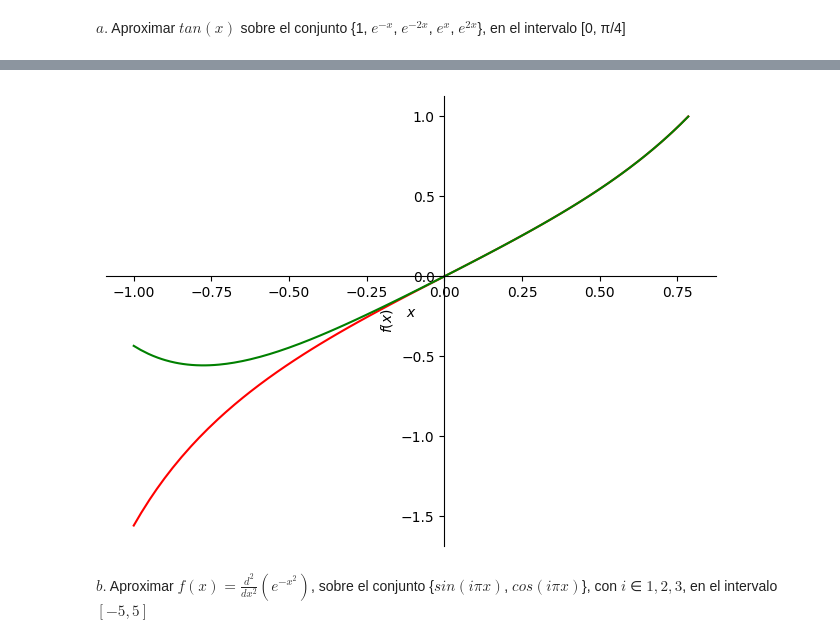
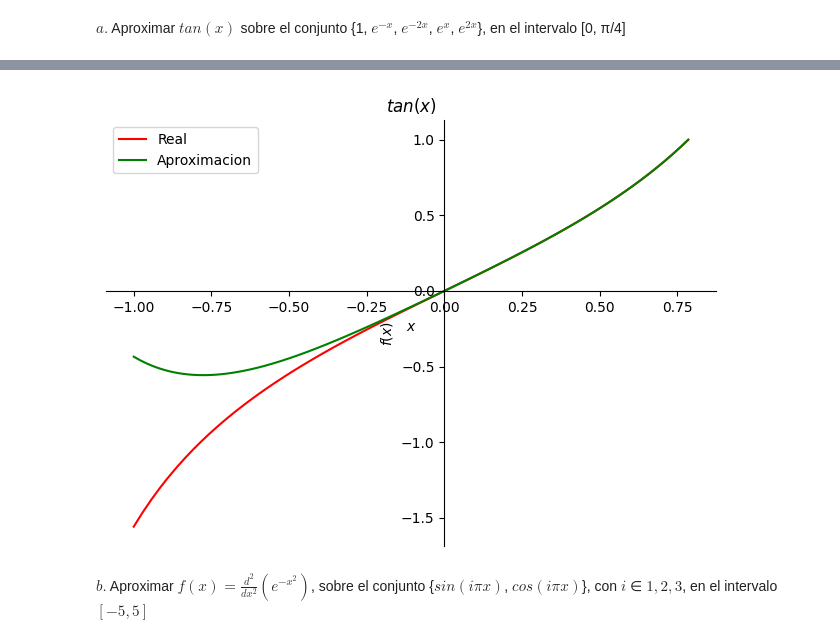
Before and after one commit to JulianSoZa/MiniProjects_NumericMethods, a Jupyter notebook: MiniProject1_GP1/exrcise1.ipynb, the cells around one changed output, grey strips where cells are left out. Saved outputs shown, nothing was run; the diff lists cells and outputs as text; code cells hidden in the pictures.

```diff
--- a/MiniProject1_GP1/exrcise1.ipynb
+++ b/MiniProject1_GP1/exrcise1.ipynb
@@ -61,20 +62,20 @@ def aproximacion_num(f, ui, lim):
 # %% [markdown]
 $a.$ Aproximar $tan(x)$ sobre el conjunto {1, $e^{−x}$, $e^{−2x}$, $e^{x}$, $e^{2x}$}, en el intervalo [0, π/4]
 # %%
-x = sym.Symbol('x')                                                     # Variable independiente de forma simbolica
-f = sym.tan(x)                                                          # Funcion a aproximar
-ui = [1, sym.exp(-x), sym.exp(-2*x), sym.exp(x), sym.exp(2*x)]          # Funciones base de aproximacion
-lim = [0, (np.pi)/4]                                                    # Rango en el que se hace la integracion
+x = sym.Symbol('x')                                                      # Variable independiente de forma simbolica
+f = sym.tan(x)                                                           # Funcion a aproximar
+ui = [1, sym.exp(-x), sym.exp(-2*x), sym.exp(x), sym.exp(2*x)]           # Funciones base de aproximacion
+lim = [0, (np.pi)/4]                                                     # Rango en el que se hace la integracion
 
 A, b, fg, alp = aproximacion_num(f, ui, lim)
 
-m = fg #Funcion aproximada
-print(f"La funcion aproximada es {m}")
+fg                                                                       #Funcion aproximada
+print(f"\nLa funcion aproximada es {fg}\n")
 
 # GRAFICO DE LAS FUNCIONES
 
 #grafico = plot(f,m, (x, lim[0], lim[1]), show=False, legend= True)      # Grafico en los limites dados
-grafico = plot(f,m, (x, -1, lim[1]), show=False)                         #  Permite ver las funciones en un rango mas amplio
+grafico = plot(f,fg, (x, -1, lim[1]), title="$tan(x)$", show=False, legend=True)                         #  Permite ver las funciones en un rango mas amplio
 grafico[0].line_color= 'r'
 grafico[0].label = "Real"
 grafico[1].line_color= 'g'
@@ -85,5 +87,5 @@ El error entre la funcion real y la aproximada es de 0.00011111664875482143
 La funcion aproximada es 0.296475608312038*exp(2*x) - 0.731803087250492*exp(x) + 2.00072056418756 - 2.0036617319948*exp(-x) + 0.438611370407534*exp(-2*x)
-[figure, old version]
+[figure, new version]
 # %% [markdown]
 $b.$ Aproximar $f(x) = \frac{d^2}{dx^2}(e^{-x^2})$, sobre el conjunto {$sin(iπx)$, $cos(iπx)$}, con $i$ ∈ ${1, 2, 3}$, en el intervalo $[−5, 5]$
 # %%
```
Also changed, not shown: parts of 3 cells of this notebook, 1 other file.
